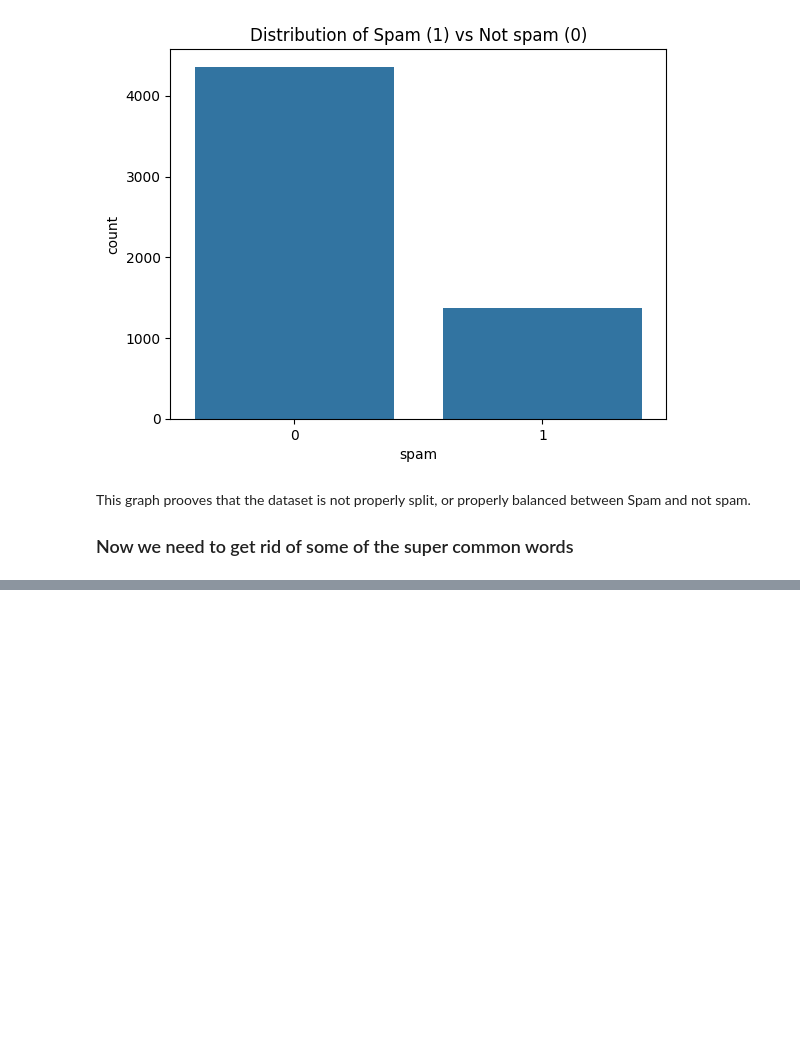
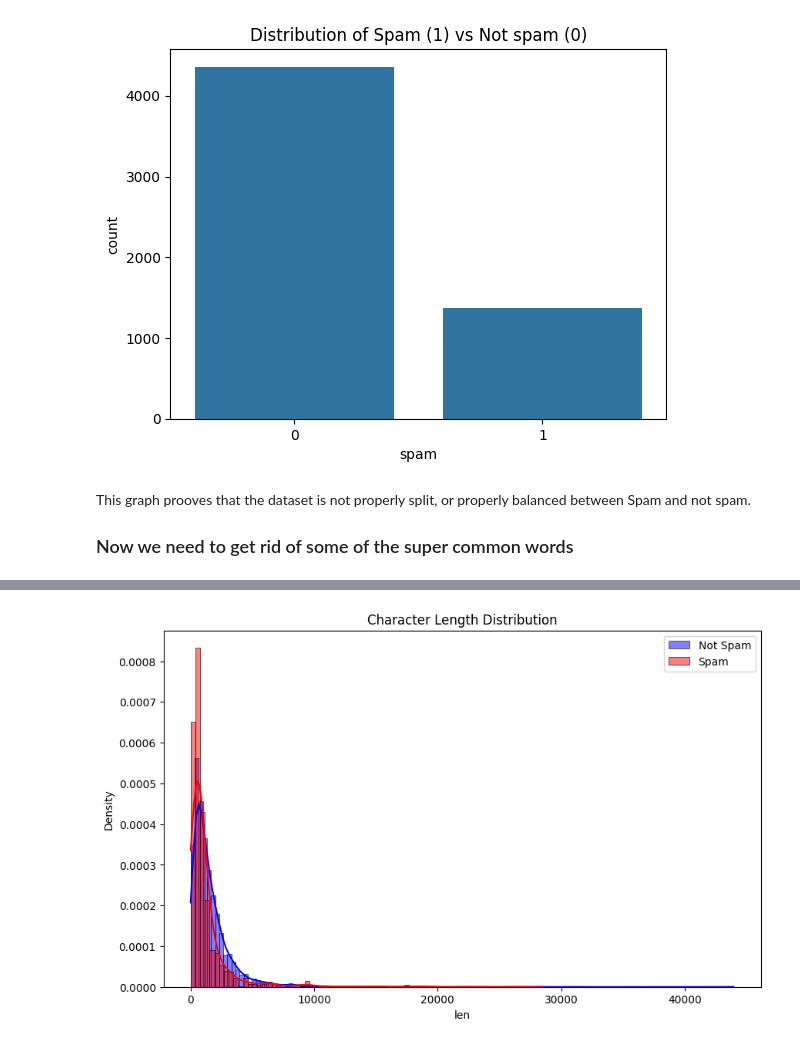
Before and after one commit to Sadman-Ishtiak/spam-email-detection-using-using-naive-bayes-classification, a Jupyter notebook: README.ipynb, the cells around one changed output, grey strips where cells are left out. Drawn from its saved outputs; the diff is of its cells as text; code cells hidden in the pictures; blank space fills up the shorter version.

```diff
--- a/README.ipynb
+++ b/README.ipynb
@@ -135,12 +142,14 @@ df = pd.DataFrame(data)
 # %%
 plt.figure(figsize=(10, 6))
-# Plotting Ham lengths
-sns.histplot(df[df['spam'] == 0]['len'], color='blue', label='Ham', kde=True, stat="density")
+# Plotting Not Spam lengths
+sns.histplot(df[df['spam'] == 0]['len'], color='blue', label='Not Spam', kde=True, stat="density")
 # Plotting Spam lengths
 sns.histplot(df[df['spam'] == 1]['len'], color='red', label='Spam', kde=True, stat="density")
 
 plt.title('Character Length Distribution')
 plt.legend()
 plt.show()
 
 # embedded-picture
+# %% [output]
+[figure, added]
```
Also changed, not shown: parts of 5 cells of this notebook.
